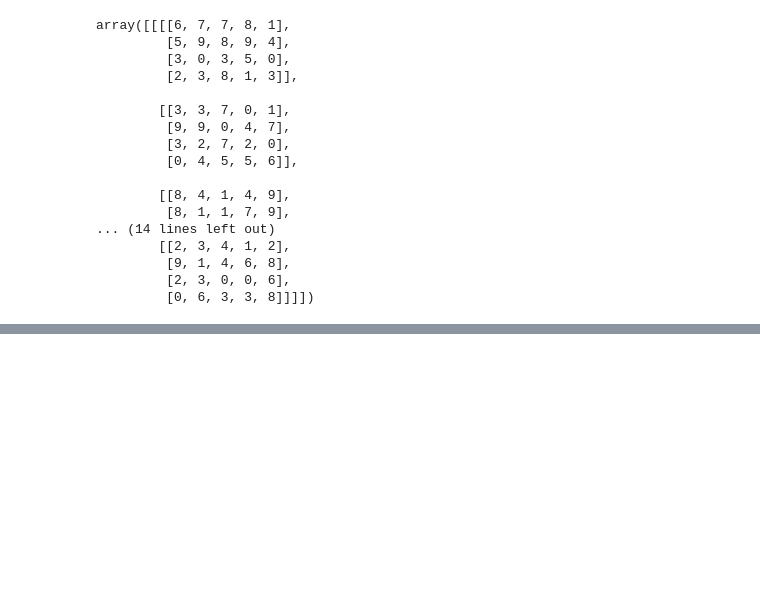
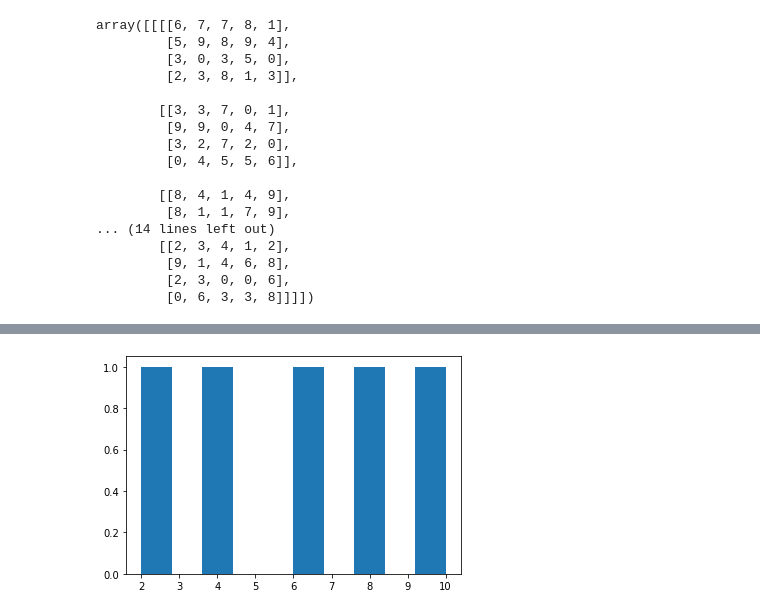
Before and after one commit to TanujaShinde04/DataAnalysis-MachineLearning-NeuralNetworks_Udemy, a Jupyter notebook: Introduction-to-Numpy.ipynb, the cells around one changed output, grey strips where cells are left out. Saved outputs shown, nothing was run; the diff lists cells and outputs as text; code cells hidden in the pictures; blank space fills up the shorter version.

```diff
--- a/Introduction-to-Numpy.ipynb
+++ b/Introduction-to-Numpy.ipynb
@@ -233,0 +446,5 @@ array([[[[6, 7, 7, 8, 1],
+# %%
+plt.hist(low_var_array)
+plt.show()
+# %% [output]
+[figure, added]
```
Also changed, not shown: parts of 49 cells of this notebook.
